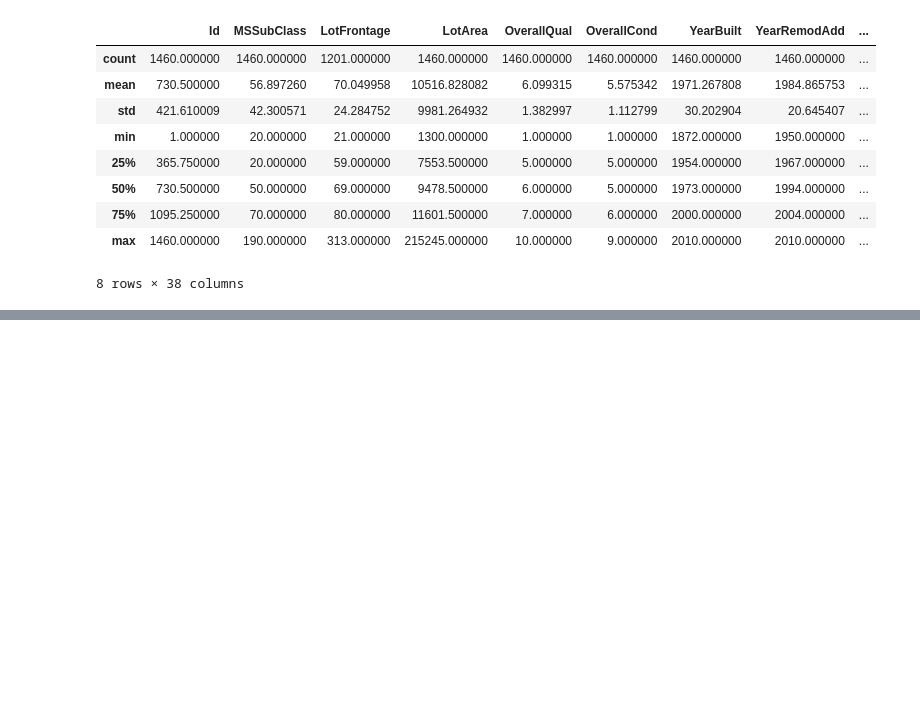
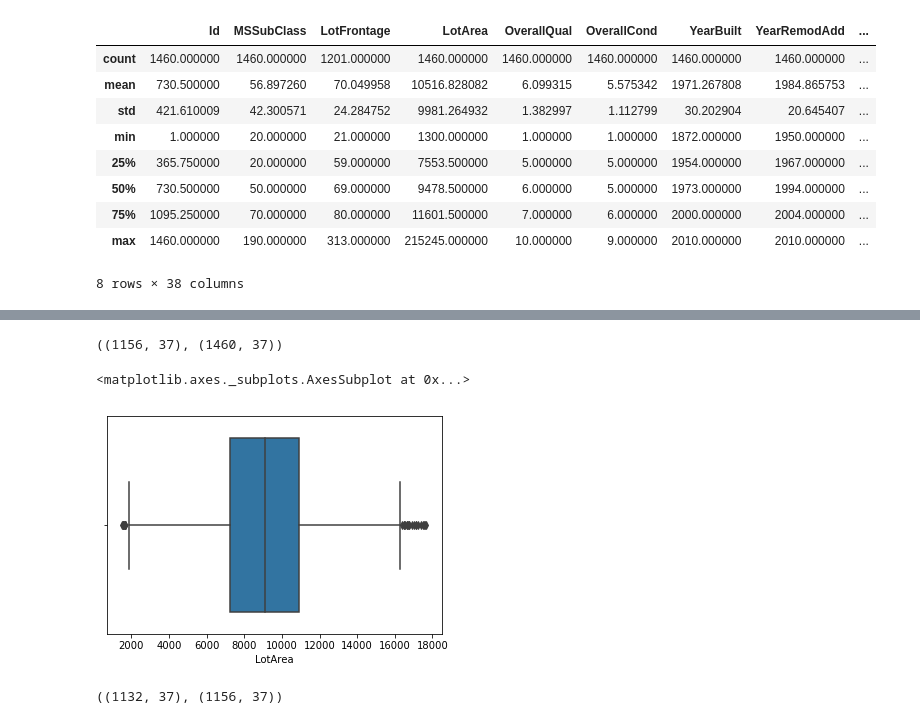
Before and after one commit to 79212/kaggle_house_pricing, a Jupyter notebook: feature_engg.ipynb, the cells around one changed output, grey strips where cells are left out. Drawn from its saved outputs; the diff is of its cells as text; code cells hidden in the pictures; blank space fills up the shorter version.

```diff
--- a/feature_engg.ipynb
+++ b/feature_engg.ipynb
@@ -33,0 +102,7 @@ It is a good practice to identify the outliers in the data and get rid of them.
+# %%
+df_apply_iqr = df_tmp[['LotArea', 'MasVnrArea', 'BsmtFinSF1', 'BsmtUnfSF', 'TotalBsmtSF', '1stFlrSF', '2ndFlrSF', 'GarageArea', 'WoodDeckSF', 'OpenPorchSF']]
+# %%
+q1 = df_apply_iqr.quantile(0.25)
+q3 = df_apply_iqr.quantile(0.75)
+iqr = q3 - q1
+iqr
@@ -33,0 +121,11 @@ It is a good practice to identify the outliers in the data and get rid of them.
+# %%
+df_temp_out = df_tmp[~((df_tmp < (q1 - 1.5 * iqr)) |(df_tmp > (q3 + 1.5 * iqr))).any(axis=1)]
+# %%
+df_temp_out.shape, df_tmp.shape
+# %% [output]
+((1156, 37), (1460, 37))
+# %%
+sns.boxplot(x=df_temp_out['LotArea'])
+# %% [output]
+<matplotlib.axes._subplots.AxesSubplot at 0x...>
+[figure, added]
@@ -33,0 +138,4 @@ It is a good practice to identify the outliers in the data and get rid of them.
+# %%
+df_temp_z.shape, df_temp_out.shape
+# %% [output]
+((1132, 37), (1156, 37))
```
Also changed, not shown: parts of 13 cells of this notebook.
